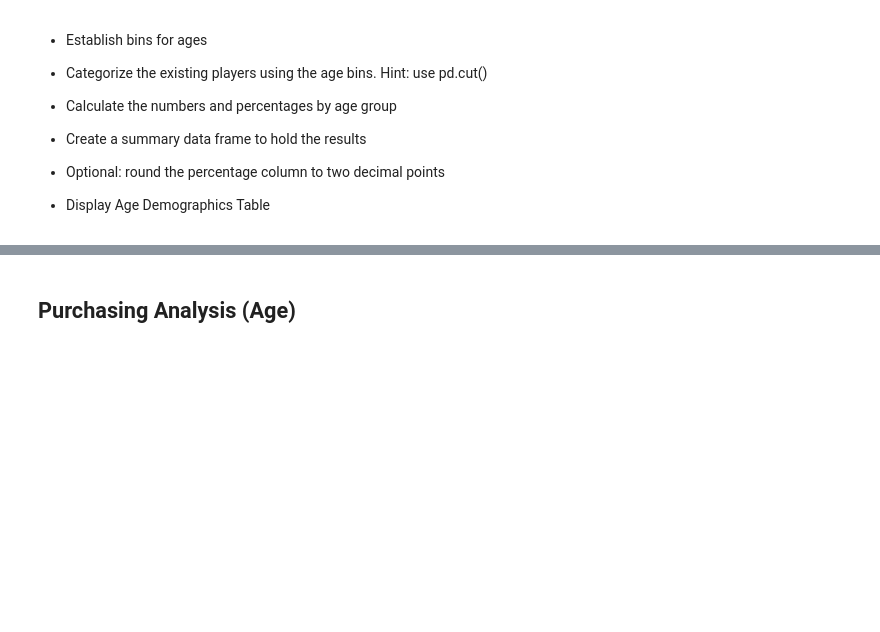
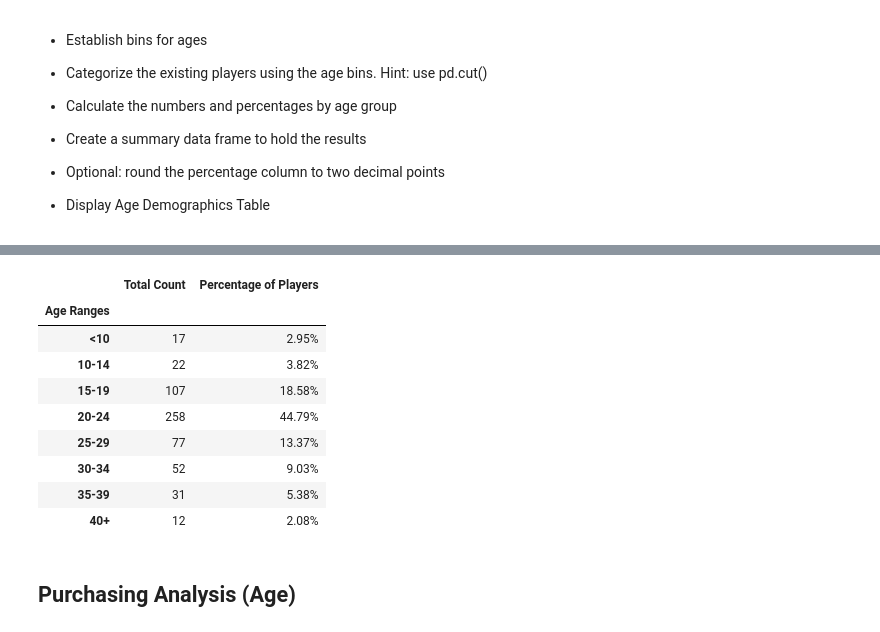
Before and after one commit to evlight/ELight_GW_HW, a Jupyter notebook: Pandas_HW/Part-3/Task-A-HeroesOfPymoli/HeroesOfPymoli/HeroesOfPymoli_starter.ipynb, the cells around one changed output, grey strips where cells are left out. Cells and saved outputs as stored; diff of their text form; code cells hidden in the pictures; blank space fills up the shorter version.

```diff
--- a/Pandas_HW/Part-3/Task-A-HeroesOfPymoli/HeroesOfPymoli/HeroesOfPymoli_starter.ipynb
+++ b/Pandas_HW/Part-3/Task-A-HeroesOfPymoli/HeroesOfPymoli/HeroesOfPymoli_starter.ipynb
@@ -149,3 +188,35 @@ gender_analysis=
+# %%
+#establish  bins for age
+#Create a summary data frame to hold the results
+bins = [0, 10, 15, 20, 25, 30, 35, 40, 100]
+group_labels = ['<10','10-14','15-19','20-24','25-29','30-34','35-39','40+']
+
+demo_age = purchase_data[['SN','Age']].copy()
+demo_age['Age Ranges'] = pd.cut(demo_age['Age'],bins, labels = group_labels, right = False, include_lowest = True)
+demo_age.head()
+
+count_player_age = demo_age.groupby('Age Ranges')['SN'].nunique()
+count_player_age
+
+count_age = count_player_age.to_frame()
+count_age = count_age.rename(columns={'SN':'Total Count'})
+count_age['Percentage of Players'] = ((count_age['Total Count'] / total_players)*100).map('{:.2f}%'.format)
+
+count_age = count_age.reindex(['<10','10-14','15-19','20-24','25-29','30-34','35-39','40+'])
+
+count_age
+#Categorize the existing players using the age bins. Hint: use pd.cut()
+# %% [output]
+|  | Total Count | Percentage of Players |
+| Age Ranges |  |  |
+| <10 | 17 | 2.95% |
+| 10-14 | 22 | 3.82% |
+| 15-19 | 107 | 18.58% |
+| 20-24 | 258 | 44.79% |
+| 25-29 | 77 | 13.37% |
+| 30-34 | 52 | 9.03% |
+| 35-39 | 31 | 5.38% |
+| 40+ | 12 | 2.08% |
 # %% [markdown]
 ## Purchasing Analysis (Age)
 # %% [markdown]
```
Also changed, not shown: parts of 12 cells of this notebook.
